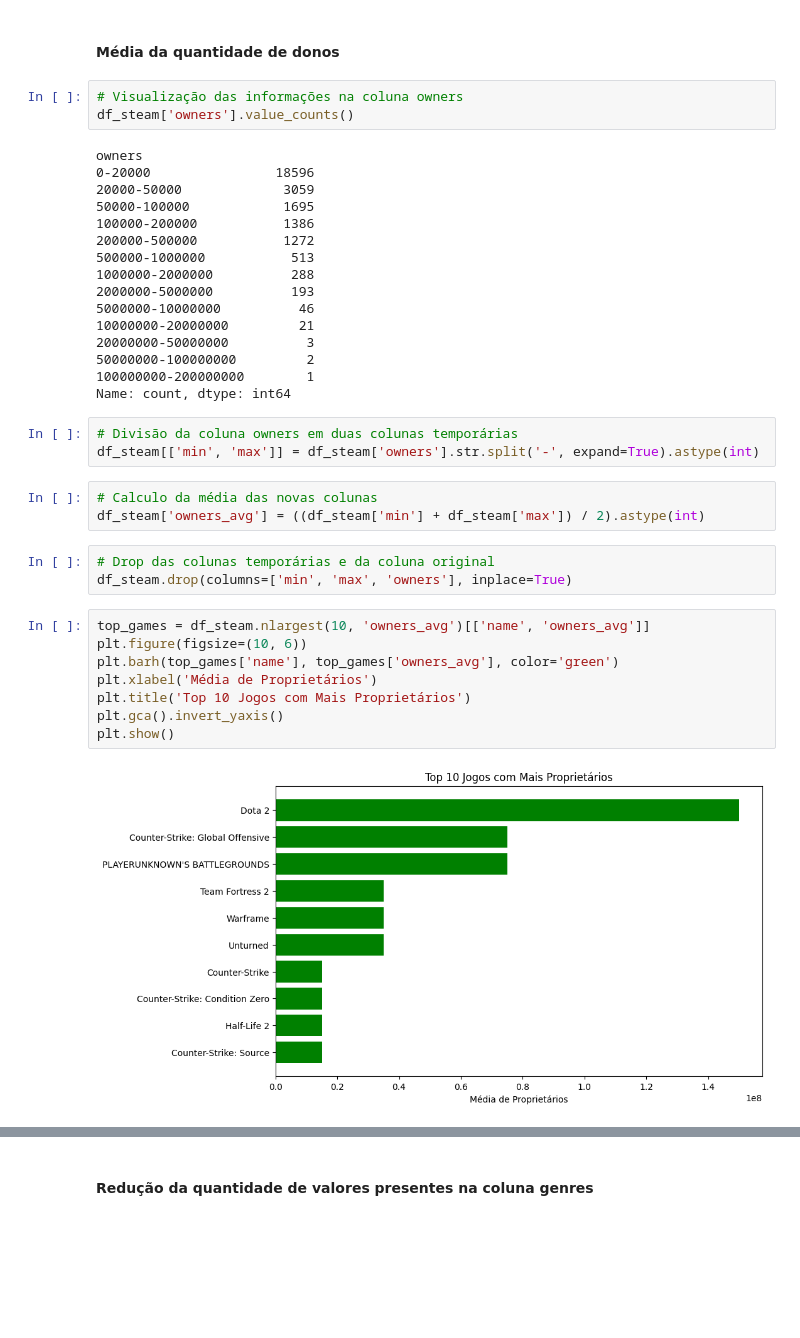
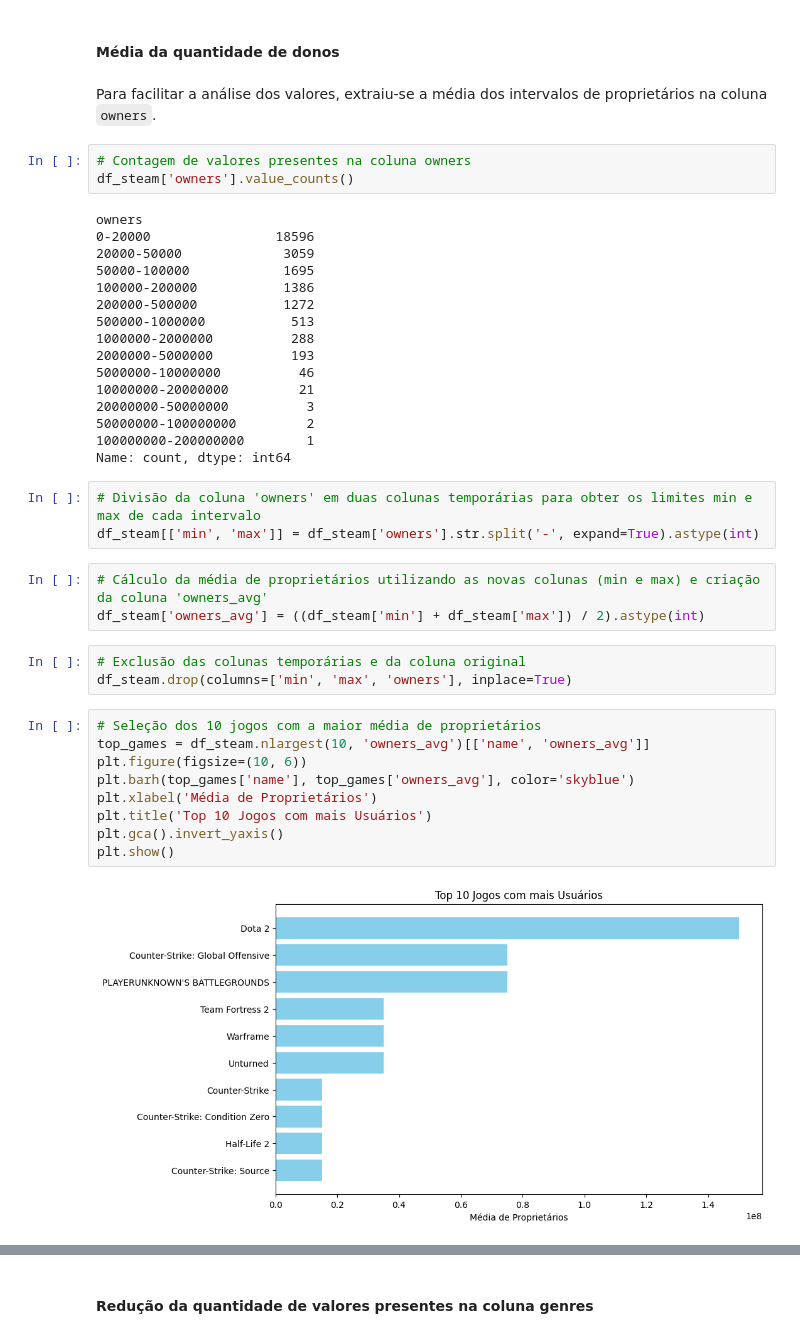
Before and after one commit to pedroogaab/Reconhecimento-de-padroes, a Jupyter notebook: regression.ipynb, the cells around one changed output, grey strips where cells are left out. Drawn from its saved outputs; the diff is of its cells as text; blank space fills up the shorter version.

```diff
--- a/regression.ipynb
+++ b/regression.ipynb
@@ -249,8 +292,10 @@ linux
 Name: count, dtype: int64
 # %% [markdown]
 #### Média da quantidade de donos
+# %% [markdown]
+Para facilitar a análise dos valores, extraiu-se a média dos intervalos de proprietários na coluna `owners`.
 # %%
-# Visualização das informações na coluna owners
+# Contagem de valores presentes na coluna owners
 df_steam['owners'].value_counts()
 # %% [output]
 owners
@@ -269,21 +314,22 @@ owners
 100000000-200000000        1
 Name: count, dtype: int64
 # %%
-# Divisão da coluna owners em duas colunas temporárias
+# Divisão da coluna 'owners' em duas colunas temporárias para obter os limites min e max de cada intervalo
 df_steam[['min', 'max']] = df_steam['owners'].str.split('-', expand=True).astype(int)
 # %%
-# Calculo da média das novas colunas
+# Cálculo da média de proprietários utilizando as novas colunas (min e max) e criação da coluna 'owners_avg'
 df_steam['owners_avg'] = ((df_steam['min'] + df_steam['max']) / 2).astype(int)
 # %%
-# Drop das colunas temporárias e da coluna original
+# Exclusão das colunas temporárias e da coluna original
 df_steam.drop(columns=['min', 'max', 'owners'], inplace=True)
 # %%
+# Seleção dos 10 jogos com a maior média de proprietários
 top_games = df_steam.nlargest(10, 'owners_avg')[['name', 'owners_avg']]
 plt.figure(figsize=(10, 6))
-plt.barh(top_games['name'], top_games['owners_avg'], color='green')
+plt.barh(top_games['name'], top_games['owners_avg'], color='skyblue')
 plt.xlabel('Média de Proprietários')
-plt.title('Top 10 Jogos com Mais Proprietários')
+plt.title('Top 10 Jogos com mais Usuários')
 plt.gca().invert_yaxis()
 plt.show()
 # %% [output]
-[figure, old version]
+[figure, new version]
```
Also changed, not shown: parts of 144 cells of this notebook.
